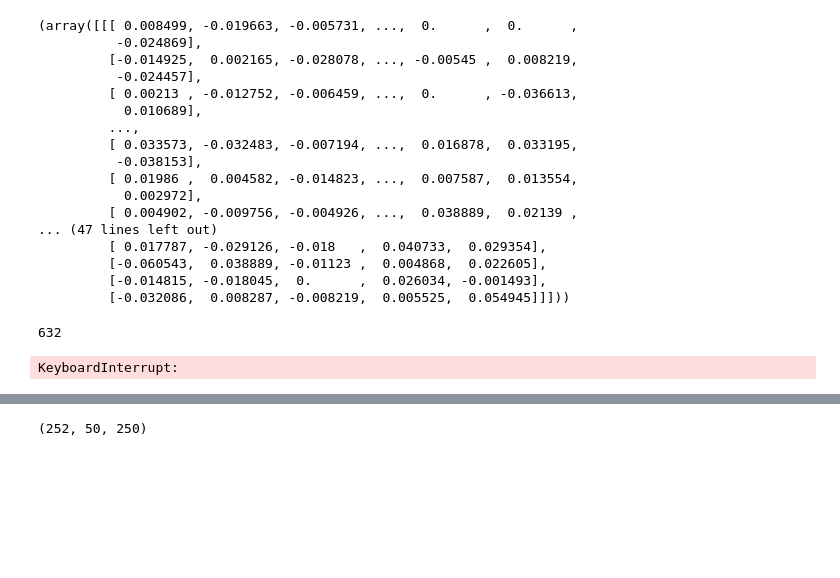
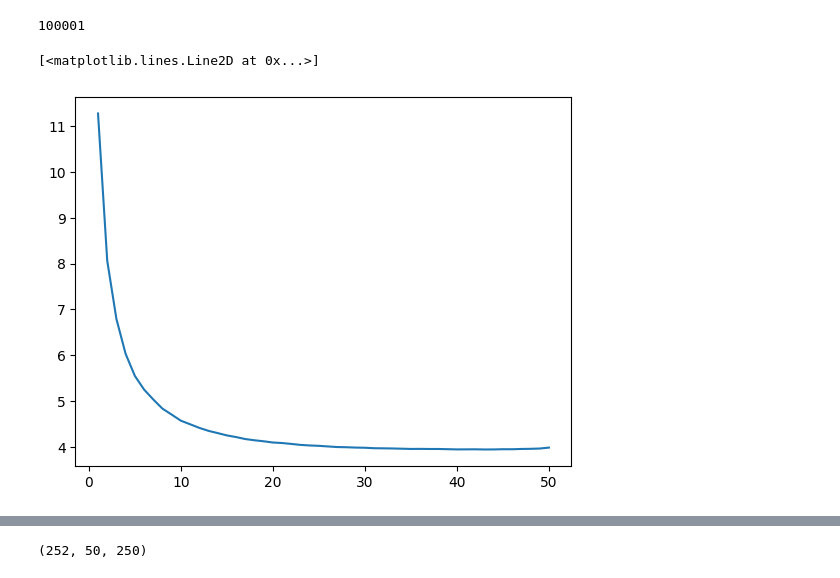
Before and after one commit to bongiornoc/HOAO, a Jupyter notebook: notebooks/TEST.ipynb, the cells around one changed output, grey strips where cells are left out. Drawn from its saved outputs; the diff is of its cells as text; code cells hidden in the pictures; blank space fills up the shorter version.

```diff
--- a/notebooks/TEST.ipynb
+++ b/notebooks/TEST.ipynb
@@ -21,27 +21,10 @@ params = {}
 # %%
 n_stocks = 50
 # %%
-dataset = rp.real_data_pipeline(batch_size=1, n_days=1200, n_days_out=5, n_stocks=n_stocks, n_days_range=[250,250],
+dataset = rp.real_data_pipeline(batch_size=1, n_days=1200, n_days_out=5, n_stocks=n_stocks,# n_days_range=[250,250],
                       filename_returns ="../DATA/vanilla_returns_crsp-90-24.joblib",
                       filename_available_stocks ='../DATA/dtin_1200_dtout_5_shift_1_Db_crsp-90-24.pkl',
-                      datatime_range=['1995-01-01','2001-01-01'], return_generator=True, oos_covariance=False)
+                      datatime_range=['1995-01-01','2015-01-01'], return_generator=True, oos_covariance=False)
 # %%
-next(dataset())
+rin,rout = next(dataset())
+rin,rout = rin[0],rout[0]
-# %% [output]
-(array([[[ 0.008499, -0.019663, -0.005731, ...,  0.      ,  0.      ,
-          -0.024869],
-         [-0.014925,  0.002165, -0.028078, ..., -0.00545 ,  0.008219,
-          -0.024457],
-         [ 0.00213 , -0.012752, -0.006459, ...,  0.      , -0.036613,
-           0.010689],
-         ...,
-         [ 0.033573, -0.032483, -0.007194, ...,  0.016878,  0.033195,
-          -0.038153],
-         [ 0.01986 ,  0.004582, -0.014823, ...,  0.007587,  0.013554,
-           0.002972],
-         [ 0.004902, -0.009756, -0.004926, ...,  0.038889,  0.02139 ,
-... (47 lines left out)
-         [ 0.017787, -0.029126, -0.018   ,  0.040733,  0.029354],
-         [-0.060543,  0.038889, -0.01123 ,  0.004868,  0.022605],
-         [-0.014815, -0.018045,  0.      ,  0.026034, -0.001493],
-         [-0.032086,  0.008287, -0.008219,  0.005525,  0.054945]]]))
@@ -53,13 +39,27 @@ for rin,rout in dataset():
     if tf.reduce_any(tf.math.reduce_std(rout, axis=-1)==0):
         # Se ci sono colonne costanti, gestisci il caso
         continue
-    rin = tf.constant(rin[0], dtype=tf.float32)
-    rout = tf.constant(rout[0], dtype=tf.float32)
+    rin,rout = rin[0],rout[0]
+    r = np.concatenate((rin,rout),axis=-1)
+    #r = r[:,np.random.permutation(r.shape[-1])]
+
+    rin,rout = r[:,:r.shape[-1]//2], r[:,r.shape[-1]//2:]
+    Sin = np.cov(rin,bias=True)
+    Win = np.linalg.inv(la.sqrtm(Sin))
+
+    Sout = np.cov(rout,bias=True)
+    Wout = np.linalg.inv(la.sqrtm(Sout))
+
+    zin = Win @ rin
+    zout = Wout @ rout
+
+    zin = tf.constant(zin, dtype=tf.float32)
+    zout = tf.constant(zout, dtype=tf.float32)
 
     cnt += 1
-    K = ck.cokurtosi_tensore_tf(rin, standardizza=True, dtype=tf.float32)
+    K = ck.cokurtosi_tensore_tf(zin, standardizza=True, dtype=tf.float32)
     G, U = ck.tucker_simmetrico_tf(K, r=None, dtype=tf.float32, return_fattori=True)
-    Cout = ck.cokurtosi_tensore_tf(rout, standardizza=True, dtype=tf.float32)
+    Cout = ck.cokurtosi_tensore_tf(zout, standardizza=True, dtype=tf.float32)
     ccore += ck.core_da_fattori_tf(Cout, U)
     print(cnt,end='\r')
     if cnt>100000:
@@ -67,5 +67,4 @@ for rin,rout in dataset():
 
 ccore /= cnt
 # %% [output]
-632
+100001
-KeyboardInterrupt:
@@ -71,0 +75,11 @@ KeyboardInterrupt:
+# %%
+M = np.array([[ccore[i,i,j,j] for i in range(n_stocks)] for j in range(n_stocks)])
+# %%
+import matplotlib.pyplot as plt
+
+plt.plot(np.arange(1,n_stocks+1),M.diagonal())
+#plt.yscale('log')
+#plt.xscale('log')
+# %% [output]
+[<matplotlib.lines.Line2D at 0x...>]
+[figure, added]
```
Also changed, not shown: parts of 9 cells of this notebook, 2 other files.
